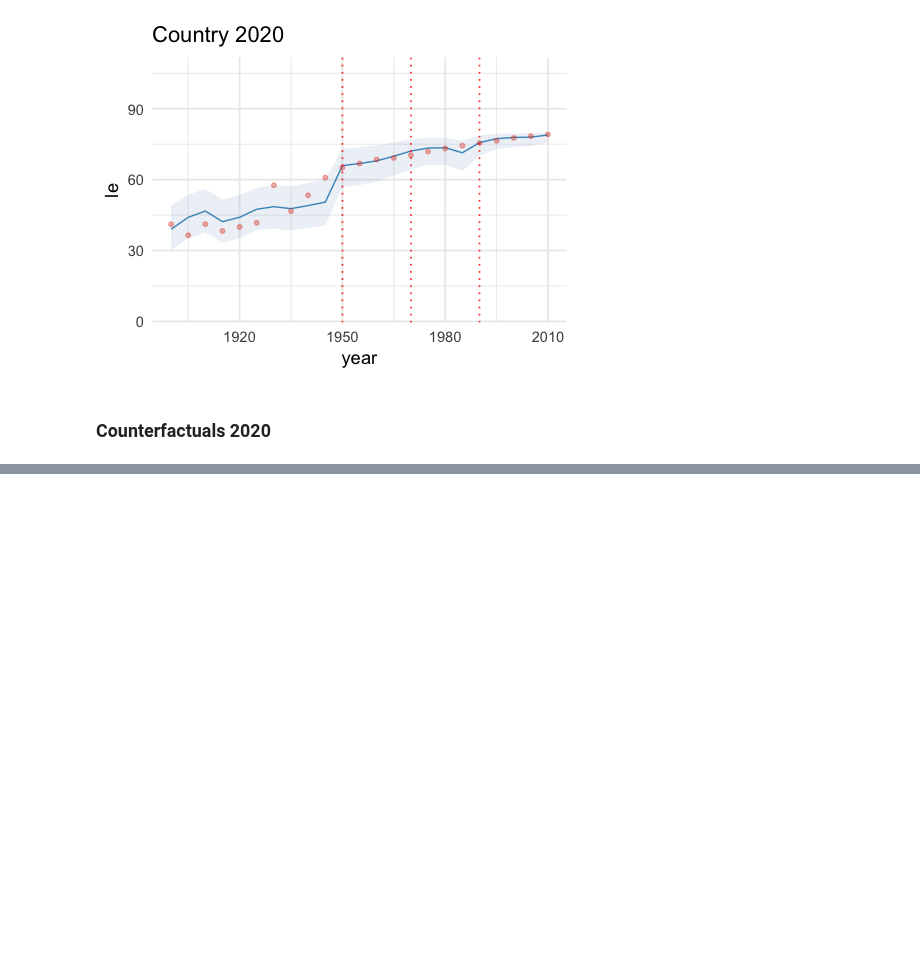
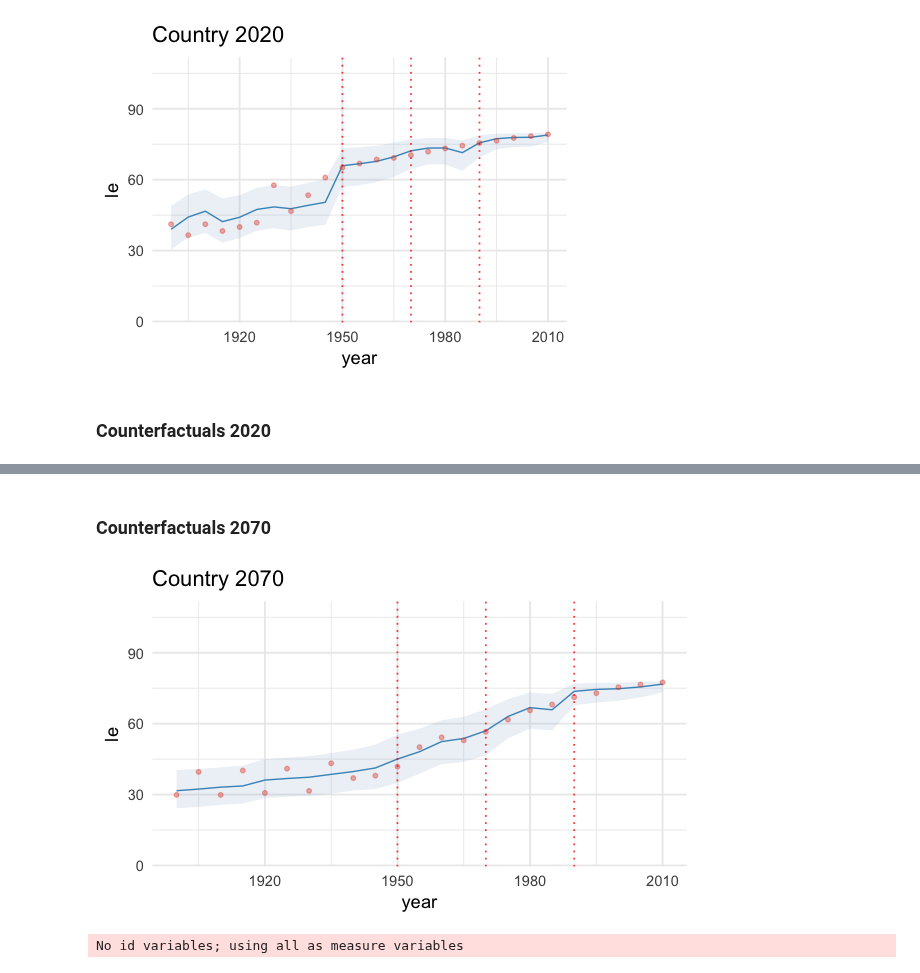
Before and after one commit to sdaza/lambda, a Jupyter notebook: notebooks/counterfactuals.ipynb, the cells around one changed output, grey strips where cells are left out. Saved outputs shown, nothing was run; the diff lists cells and outputs as text; code cells hidden in the pictures; blank space fills up the shorter version.

Commit message:
update counterfactuals

```diff
--- a/notebooks/counterfactuals.ipynb
+++ b/notebooks/counterfactuals.ipynb
@@ -219,0 +201,5 @@ ggplot(data.frame(pred90), aes(pred90))  + geom_density(color='#0072B2', fill='#
+# %% [markdown]
+### Counterfactuals 2070
+# %%
+pred = cbind(df[, .(ctry, year, le, year_log, gdp_log, le_log)], predict(w1))
+setnames(pred, c('Estimate', '2.5%ile', '97.5%ile'), c('m', 'lo', 'hi'))
@@ -219,0 +208,20 @@ ggplot(data.frame(pred90), aes(pred90))  + geom_density(color='#0072B2', fill='#
+# %%
+pred = merge(pred, max_le, by = 'ctry')
+pred[,  `:=` (
+    m = get_orig_values_weibull(m, max_value_le),
+    lo = get_orig_values_weibull(lo, max_value_le),
+    hi = get_orig_values_weibull(hi, max_value_le)
+    )]
+# %%
+ggplot(pred[ctry==2070], aes(x=year, y=le)) +
+    geom_line(aes(y=m), color='#2b8cbe', size = 0.4)  +
+    geom_ribbon(aes(ymin = lo, ymax = hi), fill = '#a6bddb', alpha=0.2)  +
+    geom_point(size=1, color='#e34a33', alpha=0.4) +
+    labs(title=paste0('Country ', '2070')) +
+        ylim(min(df$le)-25.0, max(df$le)+25.0) +
+        xlim(min(df$year), max(df$year)) + theme_minimal() +
+    geom_vline(xintercept = 1950, size=0.5, color='red', alpha=0.8, linetype = 'dotted') +
+    geom_vline(xintercept = 1970, size=0.5, color='red', alpha=0.8, linetype = 'dotted') +
+    geom_vline(xintercept = 1990, size=0.5, color='red', alpha=0.8, linetype = 'dotted')
+# %% [output]
+[figure, added]
@@ -219,0 +241,4 @@ ggplot(data.frame(pred90), aes(pred90))  + geom_density(color='#0072B2', fill='#
+# %%
+d = melt(data.frame(pred))
+# %% [output]
+No id variables; using all as measure variables
```
Also changed, not shown: parts of 25 cells of this notebook.
